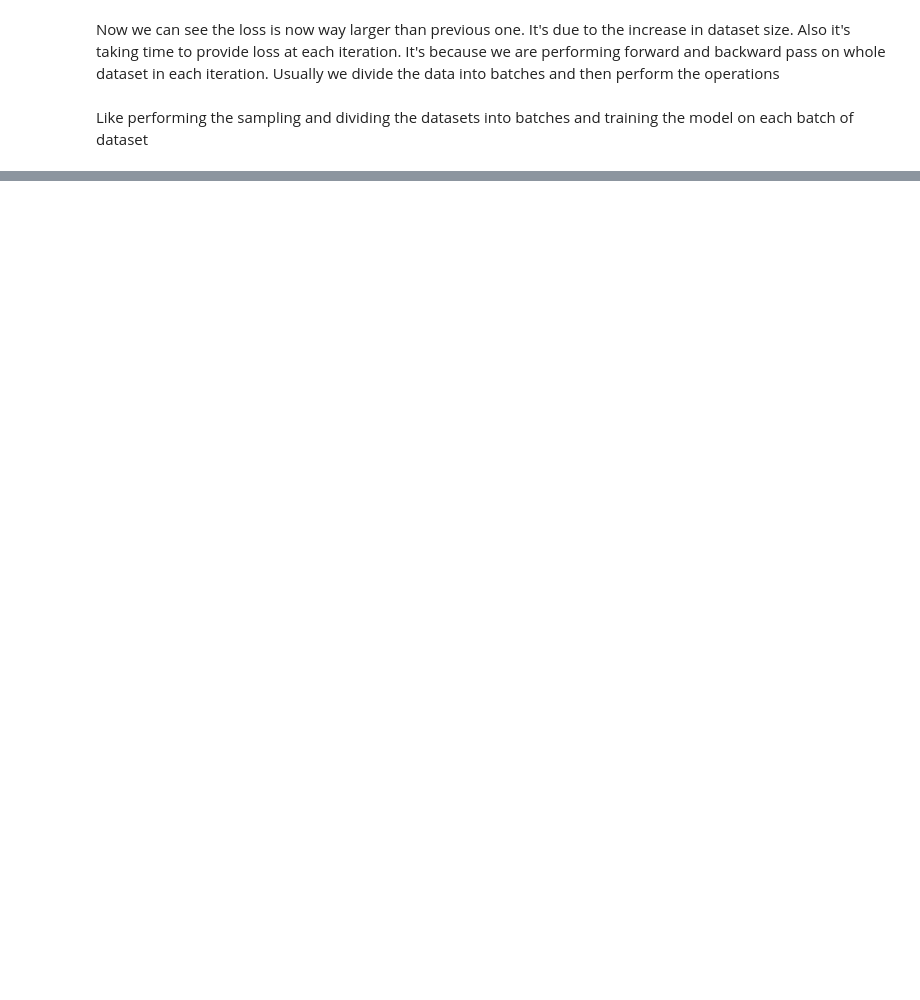
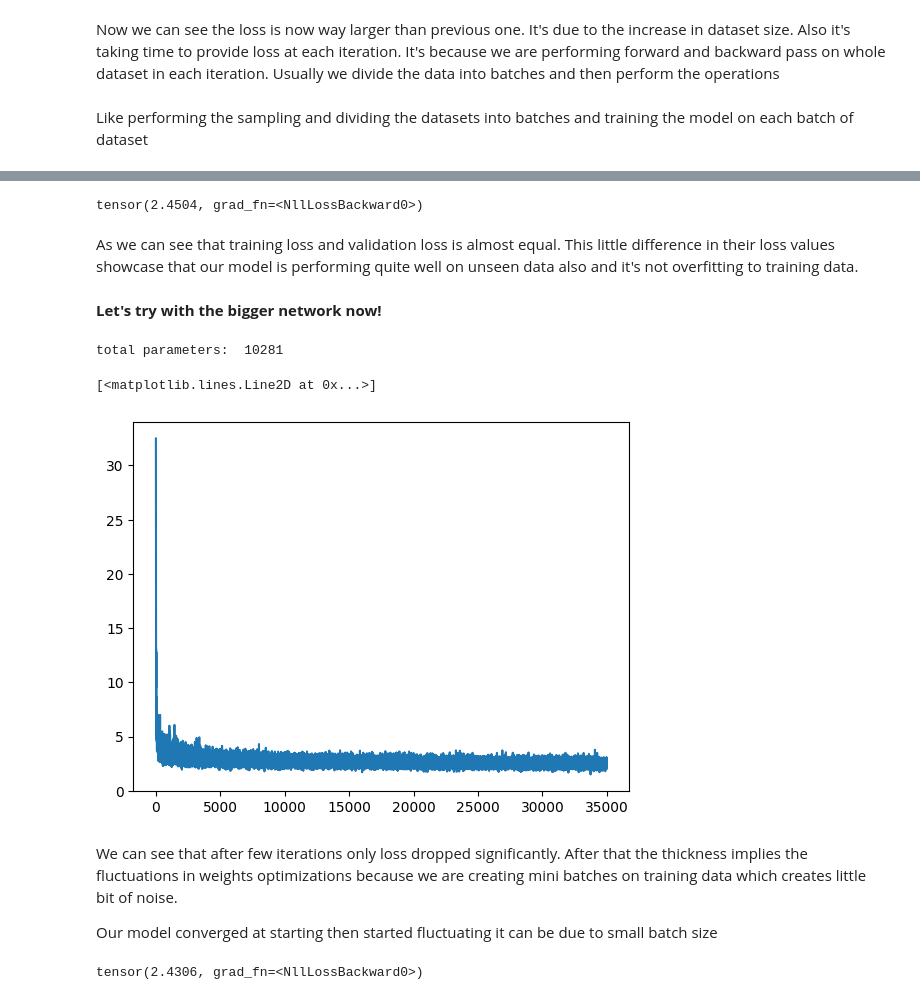
Before and after one commit to Ayush086/PyTorch-Learnings, a Jupyter notebook: makemore/makemore-mlp.ipynb, the cells around one changed output, grey strips where cells are left out. Saved outputs shown, nothing was run; the diff lists cells and outputs as text; code cells hidden in the pictures; blank space fills up the shorter version.

```diff
--- a/makemore/makemore-mlp.ipynb
+++ b/makemore/makemore-mlp.ipynb
@@ -402,0 +534,78 @@ loss 49 - 3.6251533031463623
+# %%
+# evaluate
+emb = C[X_val]
+h = torch.tanh(emb.view(-1, 6) @ W1 + b1)
+logits = h @ W2 + b2
+loss = F.cross_entropy(logits, Y_val)
+loss # validation loss
+# %% [output]
+tensor(2.4504, grad_fn=<NllLossBackward0>)
+# %% [markdown]
+As we can see that training loss and validation loss is almost equal. This little difference in their loss values showcase that our model is performing quite well on unseen data also and it's not overfitting to training data.
+# %% [markdown]
+**Let's try with the bigger network now!**
+# %%
+# reset the network
+# init weights
+g = torch.Generator().manual_seed(2147)
+C = torch.randn((27, 2), generator=g)
+W1 = torch.randn((6, 300), generator=g)
+b1 = torch.randn(300, generator=g)
+W2 = torch.randn((300, 27), generator=g)
+b2 = torch.randn(27, generator=g)
+
+parameters = [C, W1, b1, W2, b2]
+
+# total params
+total_params = sum(p.nelement() for p in parameters)
+print('total parameters: ', total_params)
+
+for p in parameters:
+    p.requires_grad = True
+# %% [output]
+total parameters:  10281
+# %%
+lossi = []
+stepi = []
+
+for i in range(35000):
+    # mini batch
+    ix = torch.randint(0, X_tr.shape[0], (32,))
+
+    # forward pass
+    embedding = C[X_tr[ix]] # [32, 3, 2]
+    h = torch.tanh(embedding.view(-1, 6) @ W1 + b1) # [32, 100]
+    logits = h @ W2 + b2 # [32, 27]
+    loss = F.cross_entropy(logits, Y_tr[ix])
+    # print(f"loss {i} - {loss.item()}")
+
+    # backward pass
+    for p in parameters:
+        p.grad = None
+    loss.backward()
+
+    # update params
+    for p in parameters:
+        p.data += -0.1 * p.grad
+
+    # tracking
+    stepi.append(i)
+    lossi.append(loss.item())
+# %%
+plt.plot(stepi, lossi)
+# %% [output]
+[<matplotlib.lines.Line2D at 0x...>]
+[figure, added]
+# %% [markdown]
+We can see that after few iterations only loss dropped significantly. After that the thickness implies the fluctuations in weights optimizations because we are creating mini batches on training data which creates little bit of noise.
+
+Our model converged at starting then started fluctuating it can be due to small batch size
+# %%
+# evaluate
+emb = C[X_val]
+h = torch.tanh(emb.view(-1, 6) @ W1 + b1)
+logits = h @ W2 + b2
+loss = F.cross_entropy(logits, Y_val)
+loss # validation loss
+# %% [output]
+tensor(2.4306, grad_fn=<NllLossBackward0>)
```
Also changed, not shown: parts of 34 cells of this notebook.
